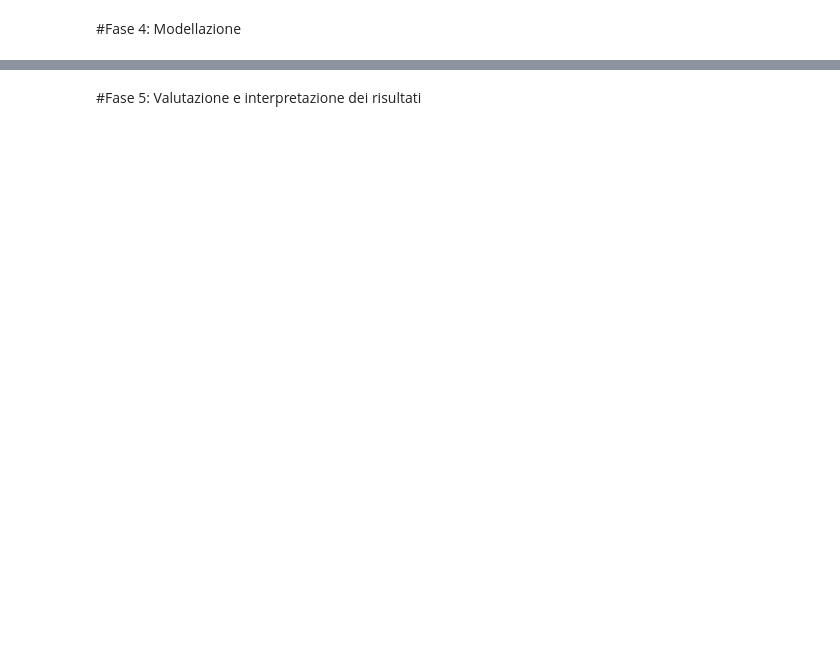
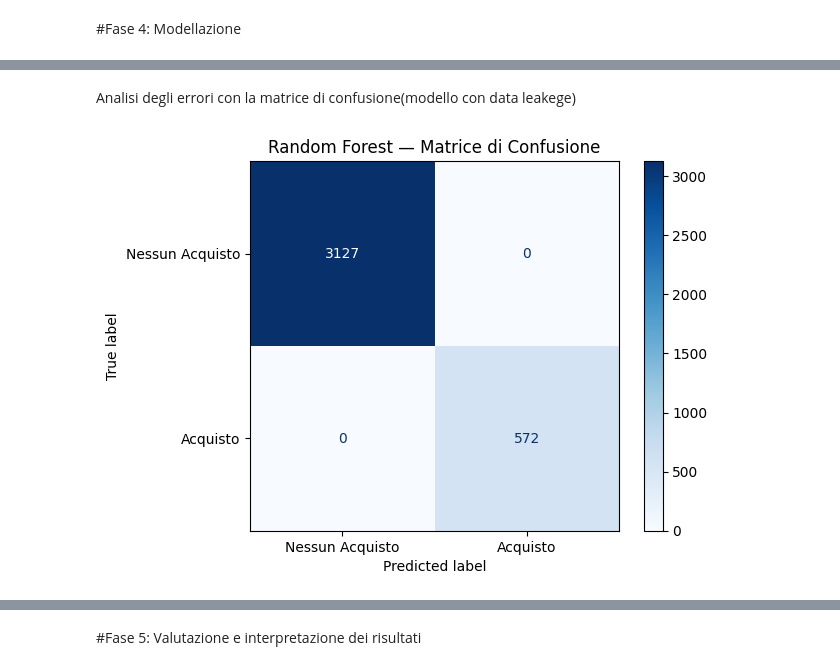
Before and after one commit to carlottaforza03/Progetto-IntroDSePC-Gruppo-6, a Jupyter notebook: notebooks/Progetto_IntroDSePC_gruppo_6.ipynb, the cells around one changed output, grey strips where cells are left out. Saved outputs shown, nothing was run; the diff lists cells and outputs as text; code cells hidden in the pictures; blank space fills up the shorter version.

```diff
--- a/notebooks/Progetto_IntroDSePC_gruppo_6.ipynb
+++ b/notebooks/Progetto_IntroDSePC_gruppo_6.ipynb
@@ -514,0 +763,8 @@ Il grafico a barre mostra in modo immediato che gli utenti che completano un acq
+# %%
+X_train, X_test, y_train, y_test = train_test_split(
+    variabili_indipendenti,
+    variabile_target,
+    test_size=0.30,
+    random_state=42,
+    stratify=variabile_target
+)
@@ -514,0 +773,6 @@ Il grafico a barre mostra in modo immediato che gli utenti che completano un acq
+# %%
+modello_rf = RandomForestClassifier(
+    n_estimators=200,
+    random_state=42,
+    class_weight='balanced'
+)
@@ -514,0 +781,2 @@ Il grafico a barre mostra in modo immediato che gli utenti che completano un acq
+# %%
+modello_rf.fit(X_train, y_train)
@@ -514,0 +788,2 @@ Il grafico a barre mostra in modo immediato che gli utenti che completano un acq
+# %%
+pred_rf = modello_rf.predict(X_test)
@@ -514,0 +814,11 @@ Il grafico a barre mostra in modo immediato che gli utenti che completano un acq
+# %% [markdown]
+Analisi degli errori con la matrice di confusione(modello con data leakege)
+# %%
+cm_rf = confusion_matrix(y_test, pred_rf)
+disp = ConfusionMatrixDisplay(confusion_matrix=cm_rf, display_labels=["Nessun Acquisto", "Acquisto"])
+
+disp.plot(cmap='Blues')
+plt.title("Random Forest — Matrice di Confusione")
+plt.show()
+# %% [output]
+[figure, added]
```
Also changed, not shown: parts of 79 cells of this notebook.
